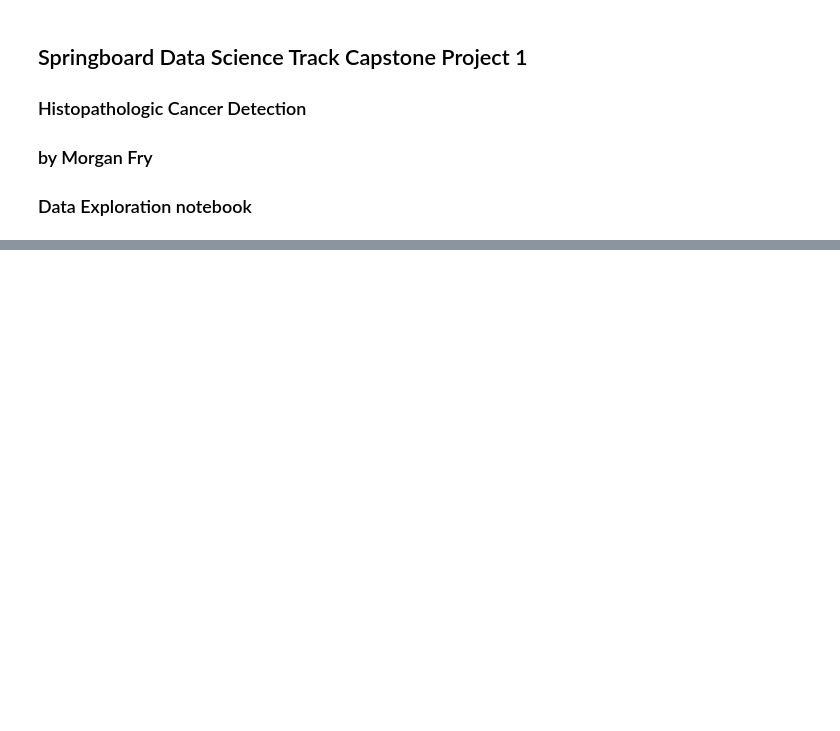
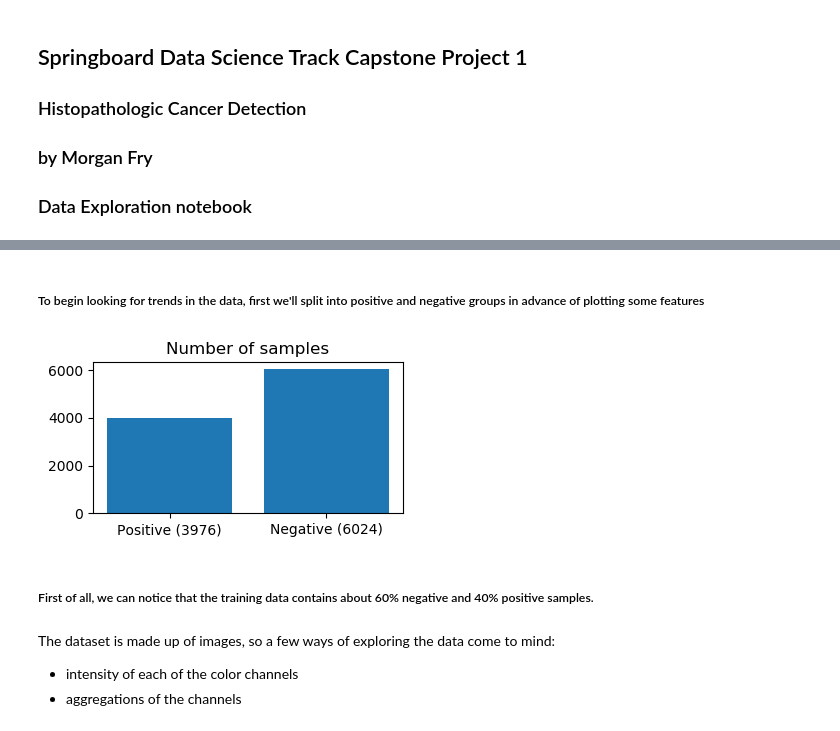
Before and after one commit to morganfry/springboard, a Jupyter notebook: Capstone Project 1/Spr_Cap1_MFRY_Data_Exploration.ipynb, the cells around one changed output, grey strips where cells are left out. Saved outputs shown, nothing was run; the diff lists cells and outputs as text; code cells hidden in the pictures; blank space fills up the shorter version.

Commit message:
Initial Data Exploration Workbook

```diff
--- a/Capstone Project 1/Spr_Cap1_MFRY_Data_Exploration.ipynb
+++ b/Capstone Project 1/Spr_Cap1_MFRY_Data_Exploration.ipynb
@@ -27,0 +57,37 @@ MemoryError:
+# %% [markdown]
+##### To begin looking for trends in the data, first we'll split into positive and negative groups in advance of plotting some features
+# %%
+y_pos=y_s[y_s.label == 1]
+y_neg=y_s[y_s.label == 0]
+# %%
+X_pos=X_s.copy()
+X_pos_vect=X_s_vect.copy()
+X_pos_gray=X_s_gray.copy()
+for idx,row in y_neg.iterrows():
+    X_pos.pop(row['id'])
+    X_pos_gray.pop(row['id'])
+    X_pos_vect.pop(row['id'])
+
+X_neg=X_s.copy()
+X_neg_gray=X_s_gray.copy()
+X_neg_vect=X_s_vect.copy()
+for idx,row in y_pos.iterrows():
+    X_neg.pop(row['id'])
+    X_neg_gray.pop(row['id'])
+    X_neg_vect.pop(row['id'])
+# %%
+samples=[len(X_pos),len(X_neg)]
+
+fig = plt.figure(figsize=(4, 2),dpi=100)
+plt.bar([1,0], [len(X_neg),len(X_pos)])
+plt.xticks([1,0],["Negative ({})".format(len(X_neg)),"Positive ({})".format(len(X_pos))])
+plt.title("Number of samples")
+plt.show()
+# %% [output]
+[figure, added]
+# %% [markdown]
+##### First of all, we can notice that the training data contains about 60% negative and 40% positive samples.
+# %% [markdown]
+The dataset is made up of images, so a few ways of exploring the data come to mind:
+* intensity of each of the color channels
+* aggregations of the channels
```
Also changed, not shown: parts of 12 cells of this notebook.
